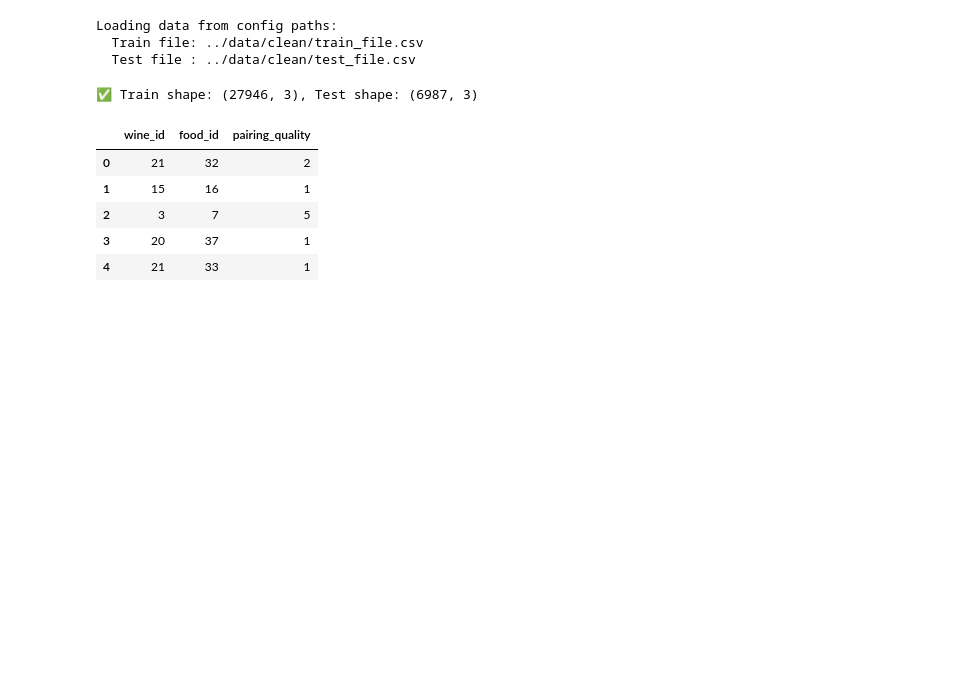
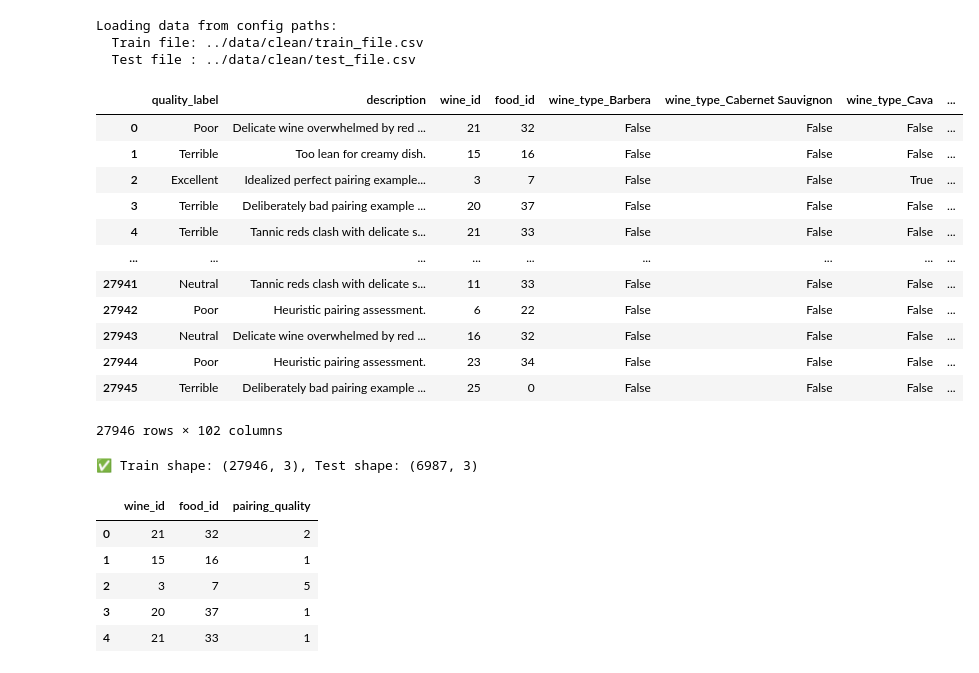
Before and after one commit to juliaalcribeiro/final_project, a Jupyter notebook: notebook/collaborative_filtering.ipynb, the cells around one changed output. Cells and saved outputs as stored; diff of their text form; code cells hidden in the pictures; blank space fills up the shorter version.

```diff
--- a/notebook/collaborative_filtering.ipynb
+++ b/notebook/collaborative_filtering.ipynb
@@ -23,6 +23,22 @@ print(f"  Test file : {test_path}")
 Loading data from config paths:
   Train file: ../data/clean/train_file.csv
   Test file : ../data/clean/test_file.csv
+# %%
+train_df
+# %% [output]
+|  | quality_label | description | wine_id | food_id | wine_type_Barbera | wine_type_Cabernet Sauvignon | wine_type_Cava | ... |
+| 0 | Poor | Delicate wine overwhelmed by red ... | 21 | 32 | False | False | False | ... |
+| 1 | Terrible | Too lean for creamy dish. | 15 | 16 | False | False | False | ... |
+| 2 | Excellent | Idealized perfect pairing example... | 3 | 7 | False | False | True | ... |
+| 3 | Terrible | Deliberately bad pairing example ... | 20 | 37 | False | False | False | ... |
+| 4 | Terrible | Tannic reds clash with delicate s... | 21 | 33 | False | False | False | ... |
+| ... | ... | ... | ... | ... | ... | ... | ... | ... |
+| 27941 | Neutral | Tannic reds clash with delicate s... | 11 | 33 | False | False | False | ... |
+| 27942 | Poor | Heuristic pairing assessment. | 6 | 22 | False | False | False | ... |
+| 27943 | Neutral | Delicate wine overwhelmed by red ... | 16 | 32 | False | False | False | ... |
+| 27944 | Poor | Heuristic pairing assessment. | 23 | 34 | False | False | False | ... |
+| 27945 | Terrible | Deliberately bad pairing example ... | 25 | 0 | False | False | False | ... |
+27946 rows × 102 columns
 # %%
 # ------------------------------------------------------------------
 # 2 - Load clean training & test data
```
Also changed, not shown: parts of 7 cells of this notebook, 14 other files.
